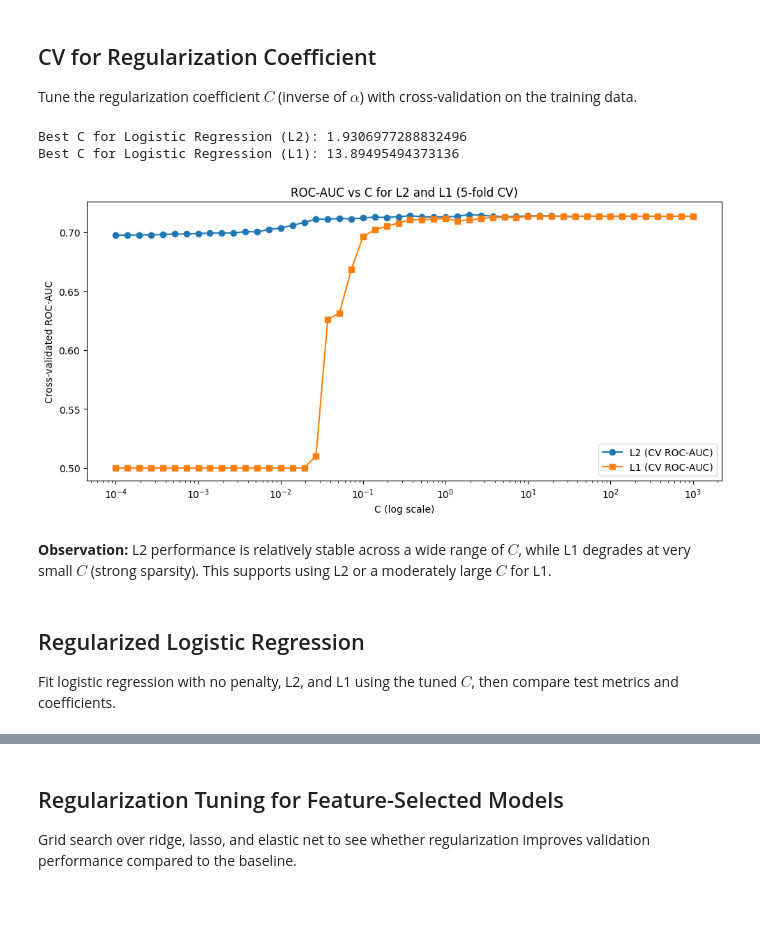
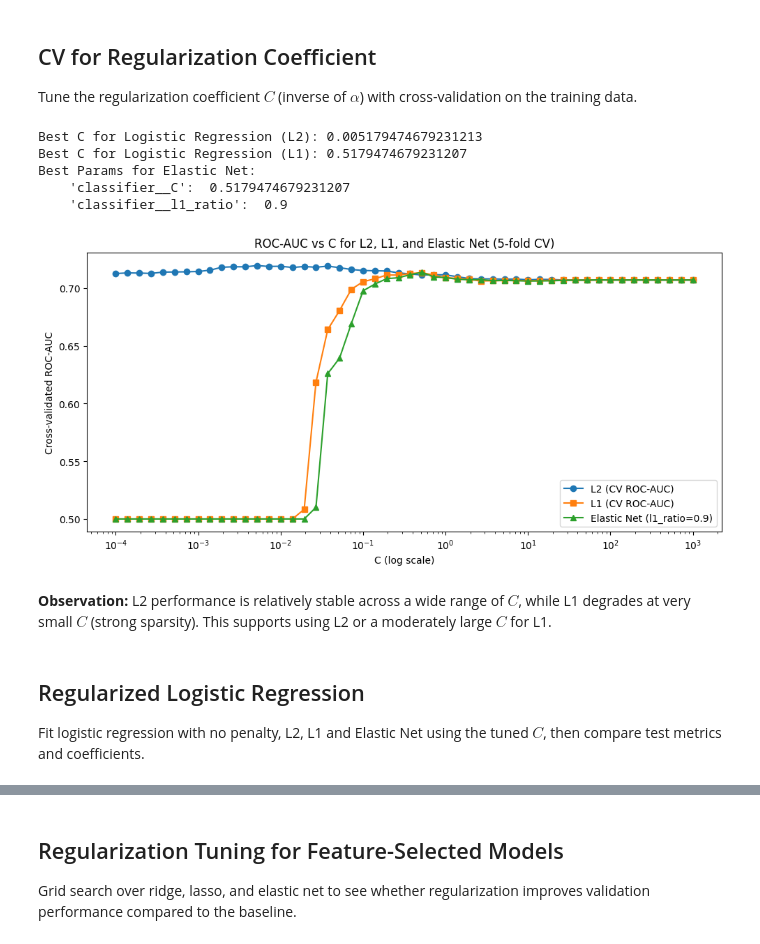
Before and after one commit to baricio00/Health-Informatics-2025-26, a Jupyter notebook: task1/task1_node_zero.ipynb, the cells around one changed output, grey strips where cells are left out. Cells and saved outputs as stored; diff of their text form; code cells hidden in the pictures; blank space fills up the shorter version.

```diff
--- a/task1/task1_node_zero.ipynb
+++ b/task1/task1_node_zero.ipynb
@@ -112,8 +171,8 @@ y = df_clean['target']
 - **Chi-Square test**
 # %%
 # Separate features by type
-cont_vars = ['age', 'er', 'pgr', 'er_log', 'pgr_log', 'age_x_grade', 'size_x_pgr', 'size_x_er', 'grade']
-cat_vars = ['size', 'pgr_cat', 'size_ord', 'age_bin', 'hormon', 'chemo']
+cont_vars = ['age', 'pgr', 'grade']
+cat_vars = ['size', 'pgr_cat', 'age_bin']
 
 # t-test is for parametric continuous variables, so we use Mann-Whitney U test for non-parametric continuous variables
 
@@ -217,6 +239,7 @@ print("="*80)
 
 logistic_results = []
 new_df = df_clean.copy()
+numerical_vars = ['age', 'pgr', 'grade']
 
 # Numerical features
 for var in numerical_vars:
@@ -455,24 +490,17 @@ def best_subset_selection(X_train, y_train, max_features=8, cv=3, random_state=1
 Define the reduced modeling feature list and the preprocessing pipeline (standardization for numeric features and one-hot encoding for categorical features). This is the feature space used for feature selection and downstream models.
 # %%
 
-from sklearn.preprocessing import StandardScaler, OneHotEncoder
-from sklearn.compose import ColumnTransformer
-from sklearn.pipeline import Pipeline
-
-# 1. Define Features
-numerical = ['grade', 'age', 'er_log']
+numerical = ['grade', 'age']
 categorical = ['pgr_cat', 'size']
 
-# 2. Define Pipelines
 num_pipe = Pipeline([
     ('scaler', StandardScaler())
 ])
 
 cat_pipe = Pipeline([
-    ('onehot', OneHotEncoder(drop='if_binary'))
+    ('onehot', OneHotEncoder(drop='first', sparse_output=False))
 ])
 
-# 3. Combine into ColumnTransformer
 preprocessor = ColumnTransformer(
     transformers=[
         ('num', num_pipe, numerical),
@@ -1365,8 +1283,6 @@ The tuning grid now covers ridge (`l2`), lasso (`l1`), and elastic net (`elastic
 
 Tune the regularization coefficient $C$ (inverse of $\alpha$) with cross-validation on the training data.
 # %%
-from sklearn.model_selection import GridSearchCV
-
 # Use the full train+validation set for CV, keep test untouched
 X_train_reg = X_train_val_raw
 y_train_reg = y_train_val
@@ -1376,61 +1292,89 @@ y_test_reg = y_test
 # Preprocessing for regularized logistic regression
 preprocessor_reg = ColumnTransformer([
     ('num', StandardScaler(), numerical),
-    ('cat', OneHotEncoder(drop='if_binary'), categorical)
+    ('cat', OneHotEncoder(drop='first'), categorical)
 ])
+
+base_cs = np.logspace(-4, 3, 50)
+l1_ratios = [0.1, 0.2, 0.3, 0.4, 0.5, 0.6, 0.7, 0.8, 0.9]
 
 # Logistic Regression (L2) with CV on C
 logreg_l2_pipeline = Pipeline([
     ('preprocessor', preprocessor_reg),
-    ('classifier', LogisticRegression(penalty='l2', solver='saga', max_iter=1000))
+    ('classifier', LogisticRegression(penalty='l2', solver='liblinear', max_iter=1000))
 ])
-logreg_l2_params = {'classifier__C': np.logspace(-4, 3, 50)}
+logreg_l2_params = {'classifier__C': base_cs}
 logreg_l2_cv = GridSearchCV(logreg_l2_pipeline, logreg_l2_params, cv=5, scoring='roc_auc')
 
 # Logistic Regression (L1) with CV on C
 logreg_l1_pipeline = Pipeline([
     ('preprocessor', preprocessor_reg),
-    ('classifier', LogisticRegression(penalty='l1', solver='saga', max_iter=1000))
+    ('classifier', LogisticRegression(penalty='l1', solver='liblinear', max_iter=1000))
 ])
-logreg_l1_params = {'classifier__C': np.logspace(-4, 3, 50)}
+logreg_l1_params = {'classifier__C': base_cs}
 logreg_l1_cv = GridSearchCV(logreg_l1_pipeline, logreg_l1_params, cv=5, scoring='roc_auc')
+
+# Logistic Regression (Elastic Net) with CV on C and l1_ratio
+logreg_en_pipeline = Pipeline([
+    ('preprocessor', preprocessor_reg),
+    ('classifier', LogisticRegression(penalty='elasticnet', solver='saga', max_iter=2000))
+])
+logreg_en_params = {
+    'classifier__C': base_cs,
+    'classifier__l1_ratio': l1_ratios
+}
+logreg_en_cv = GridSearchCV(logreg_en_pipeline, logreg_en_params, cv=5, scoring='roc_auc')
 
 # Fit models
 logreg_l2_cv.fit(X_train_reg, y_train_reg)
 logreg_l1_cv.fit(X_train_reg, y_train_reg)
+logreg_en_cv.fit(X_train_reg, y_train_reg)
 
 print("Best C for Logistic Regression (L2):", logreg_l2_cv.best_params_['classifier__C'])
 print("Best C for Logistic Regression (L1):", logreg_l1_cv.best_params_['classifier__C'])
+print("Best Params for Elastic Net: \n    'classifier__C': ", logreg_en_cv.best_params_['classifier__C'], "\n    'classifier__l1_ratio': ", logreg_en_cv.best_params_['classifier__l1_ratio'])
 
 # Plot CV ROC-AUC vs C for L2 and L1
 l2_cs = logreg_l2_cv.cv_results_['param_classifier__C'].data
 l2_auc_mean = logreg_l2_cv.cv_results_['mean_test_score']
 l2_auc_std = logreg_l2_cv.cv_results_['std_test_score']
 
 l1_cs = logreg_l1_cv.cv_results_['param_classifier__C'].data
 l1_auc_mean = logreg_l1_cv.cv_results_['mean_test_score']
 l1_auc_std = logreg_l1_cv.cv_results_['std_test_score']
 
+# Elastic Net: plot best l1_ratio slice
+en_results = logreg_en_cv.cv_results_
+best_l1_ratio = logreg_en_cv.best_params_['classifier__l1_ratio']
+en_mask = np.array(en_results['param_classifier__l1_ratio']) == best_l1_ratio
+en_cs = np.array(en_results['param_classifier__C'])[en_mask]
+en_auc_mean = np.array(en_results['mean_test_score'])[en_mask]
+en_auc_std = np.array(en_results['std_test_score'])[en_mask]
+
 plt.figure(figsize=(10, 5))
 plt.plot(l2_cs, l2_auc_mean, marker='o', label='L2 (CV ROC-AUC)')
 plt.plot(l1_cs, l1_auc_mean, marker='s', label='L1 (CV ROC-AUC)')
+plt.plot(en_cs, en_auc_mean, marker='^', label=f'Elastic Net (l1_ratio={best_l1_ratio})')
 plt.xscale('log')
 plt.xlabel('C (log scale)')
 plt.ylabel('Cross-validated ROC-AUC')
-plt.title('ROC-AUC vs C for L2 and L1 (5-fold CV)')
+plt.title('ROC-AUC vs C for L2, L1, and Elastic Net (5-fold CV)')
 plt.legend()
 plt.tight_layout()
 plt.show()
 # %% [output]
-Best C for Logistic Regression (L2): 1.9306977288832496
-Best C for Logistic Regression (L1): 13.89495494373136
+Best C for Logistic Regression (L2): 0.005179474679231213
+Best C for Logistic Regression (L1): 0.5179474679231207
+Best Params for Elastic Net:
+    'classifier__C':  0.5179474679231207
+    'classifier__l1_ratio':  0.9
-[figure, old version]
+[figure, new version]
 # %% [markdown]
 **Observation:** L2 performance is relatively stable across a wide range of $C$, while L1 degrades at very small $C$ (strong sparsity). This supports using L2 or a moderately large $C$ for L1.
 # %% [markdown]
 ## Regularized Logistic Regression
 
-Fit logistic regression with no penalty, L2, and L1 using the tuned $C$, then compare test metrics and coefficients.
+Fit logistic regression with no penalty, L2, L1 and Elastic Net using the tuned $C$, then compare test metrics and coefficients.
 # %%
 # Logistic Regression without regularization (penalty=None)
 logreg_none_pipeline = Pipeline([
```
Also changed, not shown: parts of 33 cells of this notebook, 4 other files.
